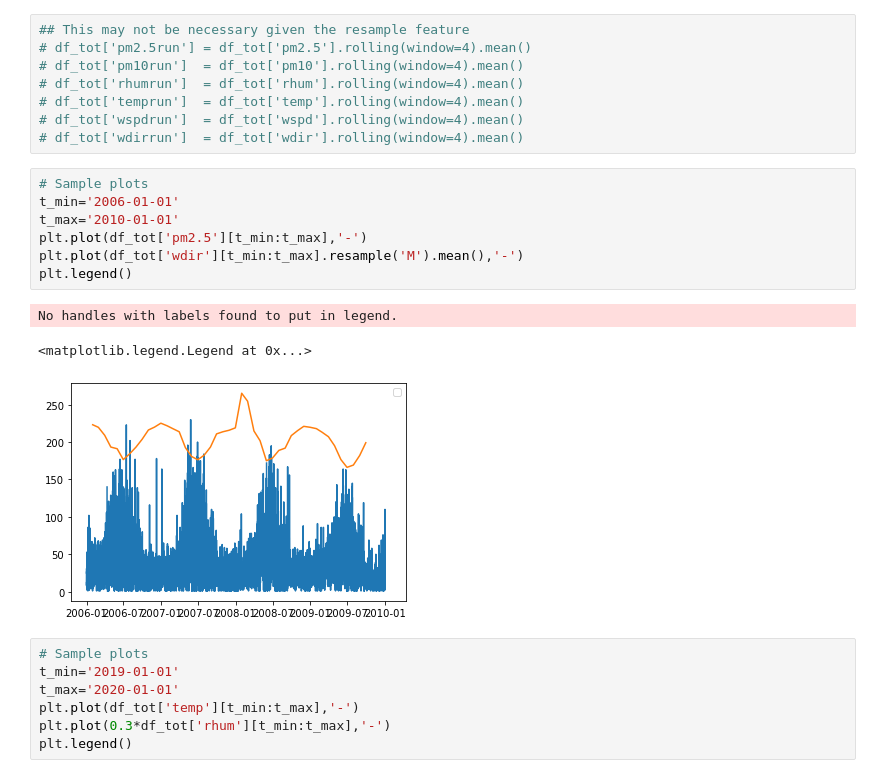
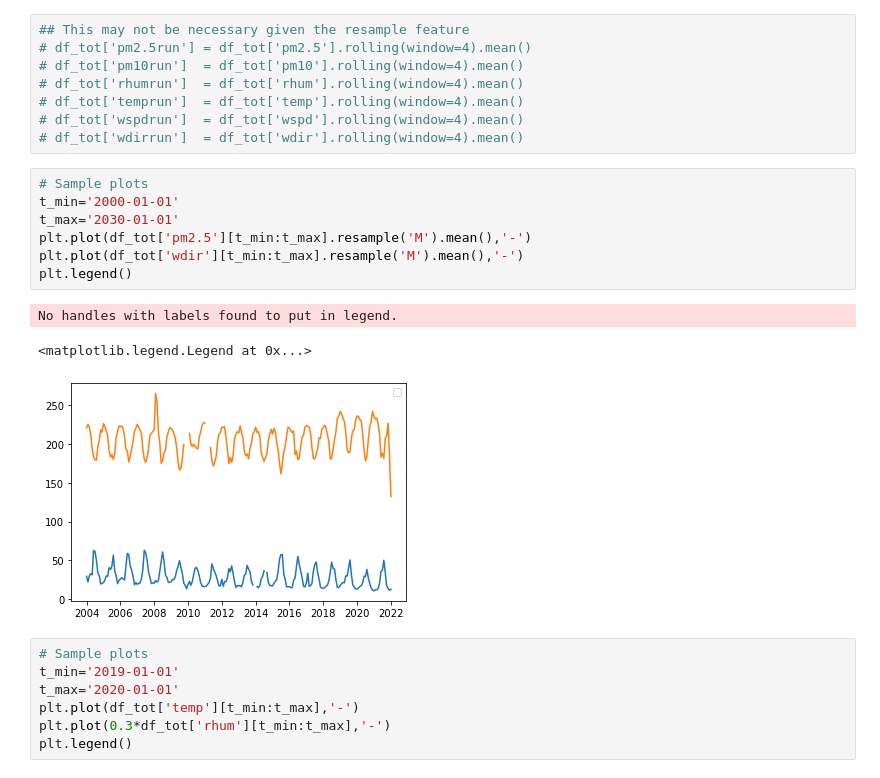
Before and after one commit to chathull/smogcasting, a Jupyter notebook: smogcasting.ipynb, the cells around one changed output. Saved outputs shown, nothing was run; the diff lists cells and outputs as text.

```diff
--- a/smogcasting.ipynb
+++ b/smogcasting.ipynb
@@ -155,15 +155,15 @@ df_tot = df_tot.set_index('datetime')
 # df_tot['wdirrun']  = df_tot['wdir'].rolling(window=4).mean()
 # %%
 # Sample plots
-t_min='2006-01-01'
-t_max='2010-01-01'
-plt.plot(df_tot['pm2.5'][t_min:t_max],'-')
+t_min='2000-01-01'
+t_max='2030-01-01'
+plt.plot(df_tot['pm2.5'][t_min:t_max].resample('M').mean(),'-')
 plt.plot(df_tot['wdir'][t_min:t_max].resample('M').mean(),'-')
 plt.legend()
 # %% [output]
 No handles with labels found to put in legend.
 <matplotlib.legend.Legend at 0x...>
-[figure, old version]
+[figure, new version]
 # %%
 # Sample plots
 t_min='2019-01-01'
```
Also changed, not shown: parts of 1 cell of this notebook.
